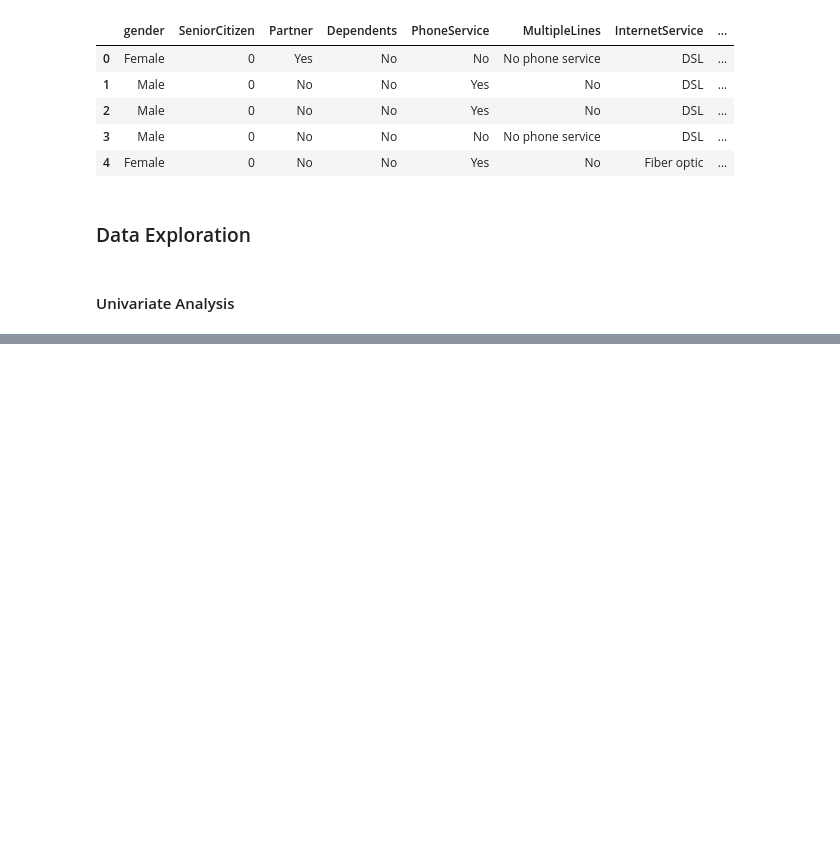
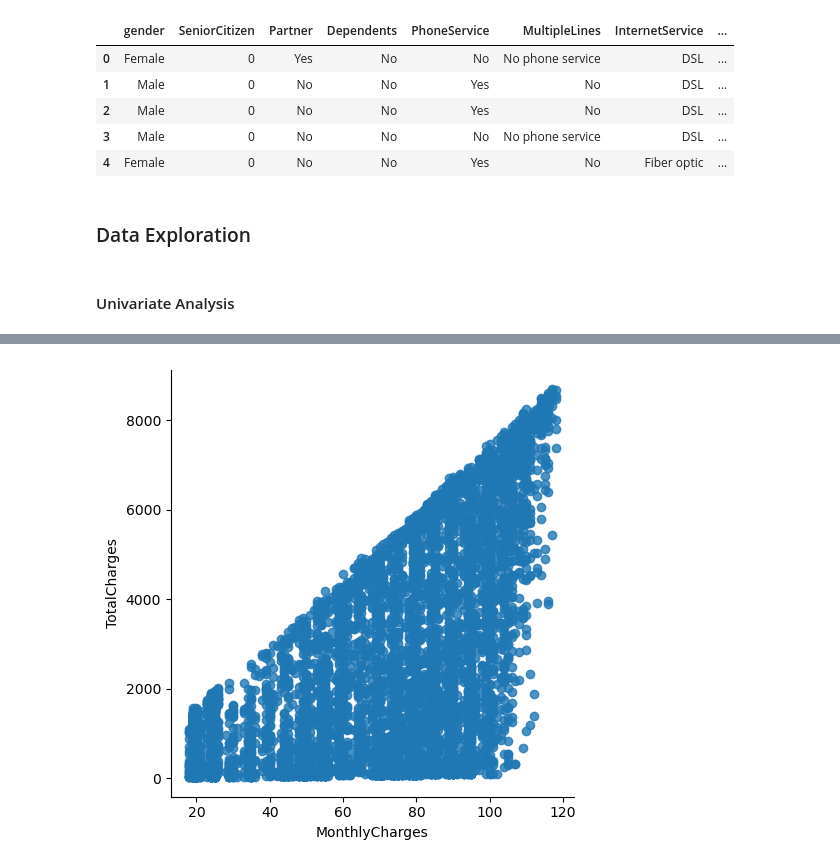
Before and after one commit to Harsh21S/Customer-churn-analysis, a Jupyter notebook: notebook.ipynb, the cells around one changed output, grey strips where cells are left out. Drawn from its saved outputs; the diff is of its cells as text; code cells hidden in the pictures; blank space fills up the shorter version.

```diff
--- a/notebook.ipynb
+++ b/notebook.ipynb
@@ -265,0 +266,2 @@ for i, predictors in enumerate(data.drop(columns=['Churn', 'TotalCharges','Month
+# %%
+data['Churn'] = np.where(data.Churn == 'Yes',1,0)
@@ -265,0 +277,4 @@ for i, predictors in enumerate(data.drop(columns=['Churn', 'TotalCharges','Month
+# %%
+data_dummies = pd.get_dummies(data)
+data_dummies = data_dummies.astype(int)
+data_dummies.head()
@@ -265,0 +289,5 @@ for i, predictors in enumerate(data.drop(columns=['Churn', 'TotalCharges','Month
+# %%
+sns.lmplot(data=data_dummies, x='MonthlyCharges', y='TotalCharges', fit_reg=False)
+plt.show()
+# %% [output]
+[figure, added]
```
Also changed, not shown: parts of 4 cells of this notebook.
